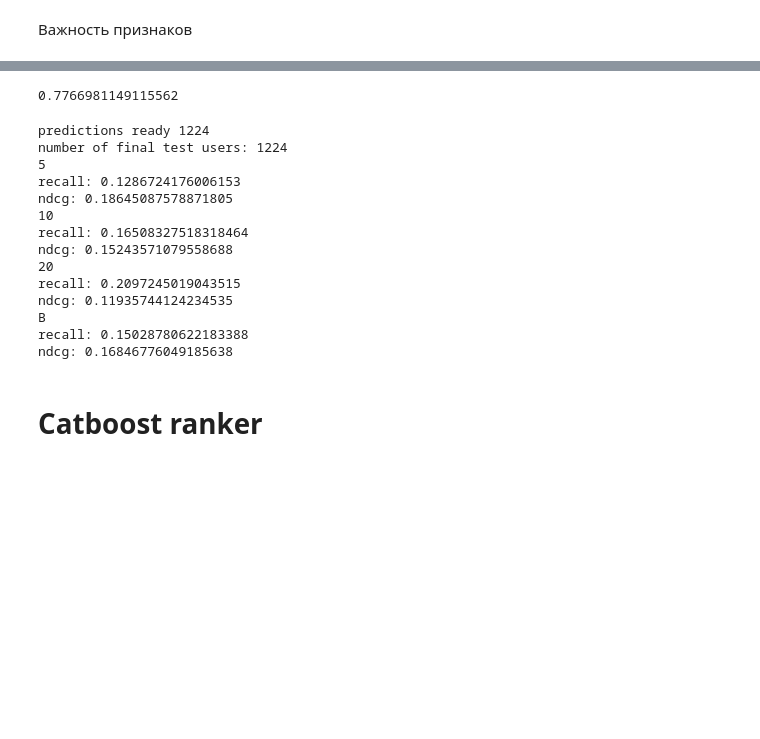
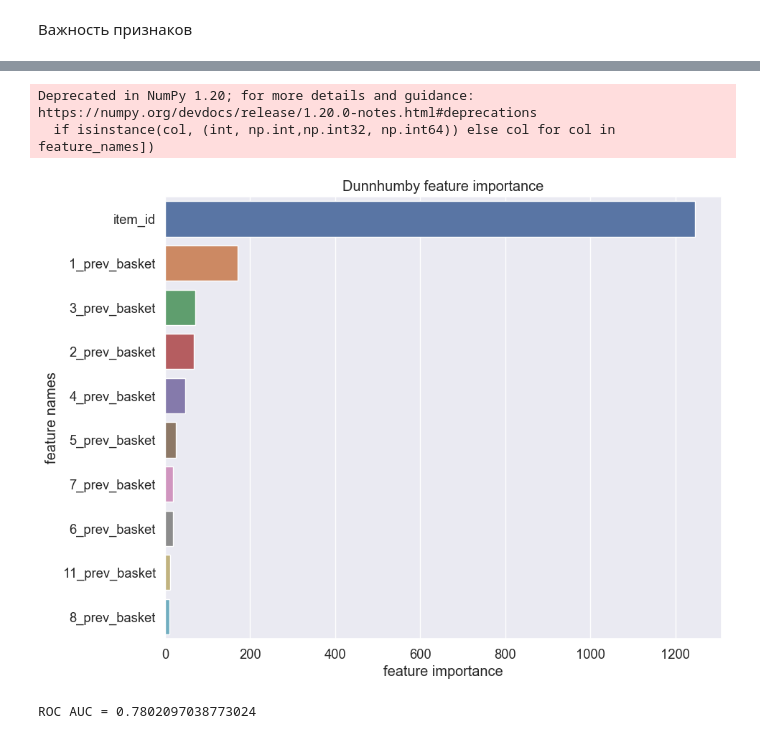
Before and after one commit to Katlnkld/NBR, a Jupyter notebook: boosting_ranking.ipynb, the cells around one changed output, grey strips where cells are left out. Cells and saved outputs as stored; diff of their text form; code cells hidden in the pictures; blank space fills up the shorter version.

```diff
--- a/boosting_ranking.ipynb
+++ b/boosting_ranking.ipynb
@@ -24,0 +299,26 @@ from boosting.create_dataset import Dataset
+# %%
+def plot_feature_importance(importance,names,model_type):
+
+    #Create arrays from feature importance and feature names
+    feature_importance = np.array(importance)
+    feature_names = np.array(names)
+    feature_names = np.array([f'{np.abs(50-col)}_prev_basket'  \
+     if isinstance(col, (int, np.int,np.int32, np.int64)) else col for col in feature_names])
+
+    #Create a DataFrame using a Dictionary
+    data={'feature_names':feature_names,'feature_importance':feature_importance}
+    fi_df = pd.DataFrame(data)
+
+    #Sort the DataFrame in order decreasing feature importance
+    fi_df.sort_values(by=['feature_importance'], ascending=False,inplace=True)
+
+    fi_df = fi_df.head(10)
+
+    #Define size of bar plot
+    plt.figure(figsize=(10,8))
+    #Plot Searborn bar chart
+    sns.barplot(x=fi_df['feature_importance'], y=fi_df['feature_names'])
+    #Add chart labels
+    plt.title(model_type + ' feature importance')
+    plt.xlabel('feature importance')
+    plt.ylabel('feature names')
@@ -160,5 +427,14 @@ dict(sorted(dict(zip(X_tr.columns, ranker.feature_importances_)).items(), key=la
+# %%
+plot_feature_importance(ranker.feature_importances_,X_tr.columns, 'Dunnhumby')
+# %% [output]
+Deprecated in NumPy 1.20; for more details and guidance: https://numpy.org/devdocs/release/1.20.0-notes.html#deprecations
+  if isinstance(col, (int, np.int,np.int32, np.int64)) else col for col in feature_names])
+[figure, added]
 # %%
 preds = ranker.predict(X_test)
-roc_auc_score(y_test, preds)
+res = test[['user_id', 'item_id']].copy()
+res['preds_scores'] = preds
+result = predict(res, th = preds.min()-1)
+print("ROC AUC =",roc_auc_score(y_test, preds))
 # %% [output]
-0.7766981149115562
+ROC AUC = 0.7802097038773024
@@ -171,41 +440,0 @@ result = predict(res, th = preds.min()-1)
-# %%
-test_baskets = pd.read_csv(path_test)
-user_test_baskets_df = test_baskets.groupby('user_id')['item_id'].apply(list).reset_index()
-user_test_baskets_dict = dict(zip( user_test_baskets_df['user_id'],user_test_baskets_df['item_id']))
-print('predictions ready', result.user_id.nunique())
-print('number of final test users:',result.user_id.nunique())
-for k in [5,10,20,'B']:
-    print(k)
-    recall_scores = {}
-    ndcg_scores = {}
-    #zero = 0
-    for user in result.user_id.unique():
-
-        top_items = result[result.user_id==user].item_id.values[0]
-
-        if k == 'B':
-            recall_scores[user] = recall_k(user_test_baskets_dict[user],top_items,len(user_test_baskets_dict[user]))
-            ndcg_scores[user] = ndcg_k(user_test_baskets_dict[user],top_items,len(user_test_baskets_dict[user]))
-        else:
-            recall_scores[user] = recall_k(user_test_baskets_dict[user],top_items,k)
-            ndcg_scores[user] = ndcg_k(user_test_baskets_dict[user],top_items,k)
-    #print(zero)
-    print('recall:',np.mean(list(recall_scores.values())))
-    print('ndcg:',np.mean(list(ndcg_scores.values())))
-# %% [output]
-predictions ready 1224
-number of final test users: 1224
-5
-recall: 0.1286724176006153
-ndcg: 0.18645087578871805
-10
-recall: 0.16508327518318464
-ndcg: 0.15243571079558688
-20
-recall: 0.2097245019043515
-ndcg: 0.11935744124234535
-B
-recall: 0.15028780622183388
-ndcg: 0.16846776049185638
-# %% [markdown]
-# Catboost ranker
```
Also changed, not shown: parts of 74 cells of this notebook, 8 other files.
